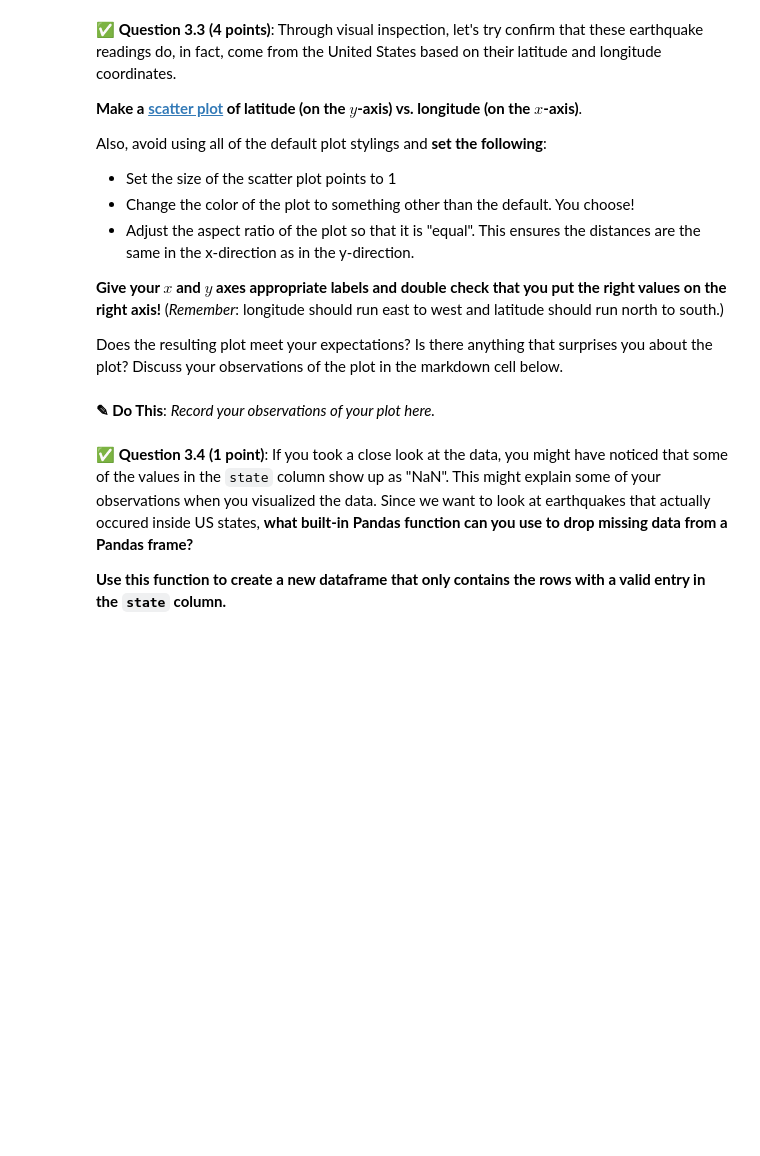
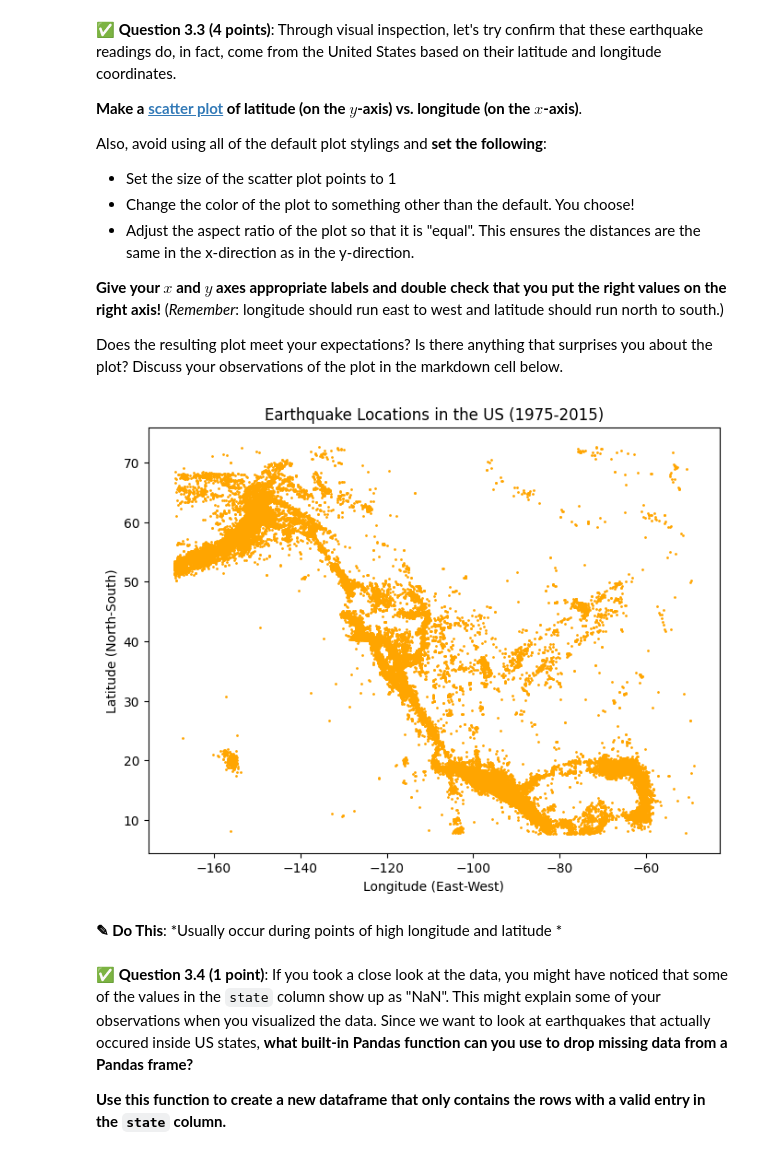
Before and after one commit to JosephM16/CMSE202-f25-turnin, a Jupyter notebook: hw-01/HW-01_GitPracticeDebuggingPythonPackagesAndClasses-STUDENT.ipynb, the cells around one changed output. Saved outputs shown, nothing was run; the diff lists cells and outputs as text; code cells hidden in the pictures; blank space fills up the shorter version.

```diff
--- a/hw-01/HW-01_GitPracticeDebuggingPythonPackagesAndClasses-STUDENT.ipynb
+++ b/hw-01/HW-01_GitPracticeDebuggingPythonPackagesAndClasses-STUDENT.ipynb
@@ -338,0 +337,3 @@ That headline might be a alarming, but you're going to take a look at the data y
+# %%
+earthquakes = pd.read_csv("https://raw.githubusercontent.com/BuzzFeedNews/2015-03-earthquake-maps/master/data/earthquake_states.csv")
+earthquakes.head(15)
@@ -354,5 +370,17 @@ Does the resulting plot meet your expectations? Is there anything that surprises
+# %%
+### Put your code here
+import matplotlib.pyplot as plt
+
+plt.figure(figsize=(8,6))
+plt.scatter(earthquakes['longitude'], earthquakes['latitude'], s=1, color='orange')
+plt.xlabel('Longitude (East-West)')
+plt.ylabel('Latitude (North-South)')
+plt.title('Earthquake Locations in the US (1975-2015)')
+plt.show()
+# %% [output]
+[figure, added]
 # %% [markdown]
-**<font size=+3>&#9998;</font> Do This**: *Record your observations of your plot here.*
+**<font size=+3>&#9998;</font> Do This**: *Usually occur during points of high longitude and latitude *
 # %% [markdown]
 &#9989; **Question 3.4 (1 point)**: If you took a close look at the data, you might have noticed that some of the values in the `state` column show up as "NaN". This might explain some of your observations when you visualized the data. Since we want to look at earthquakes that actually occured inside US states, **what built-in Pandas function can you use to drop missing data from a Pandas frame?**
 
```
Also changed, not shown: parts of 13 cells of this notebook.
